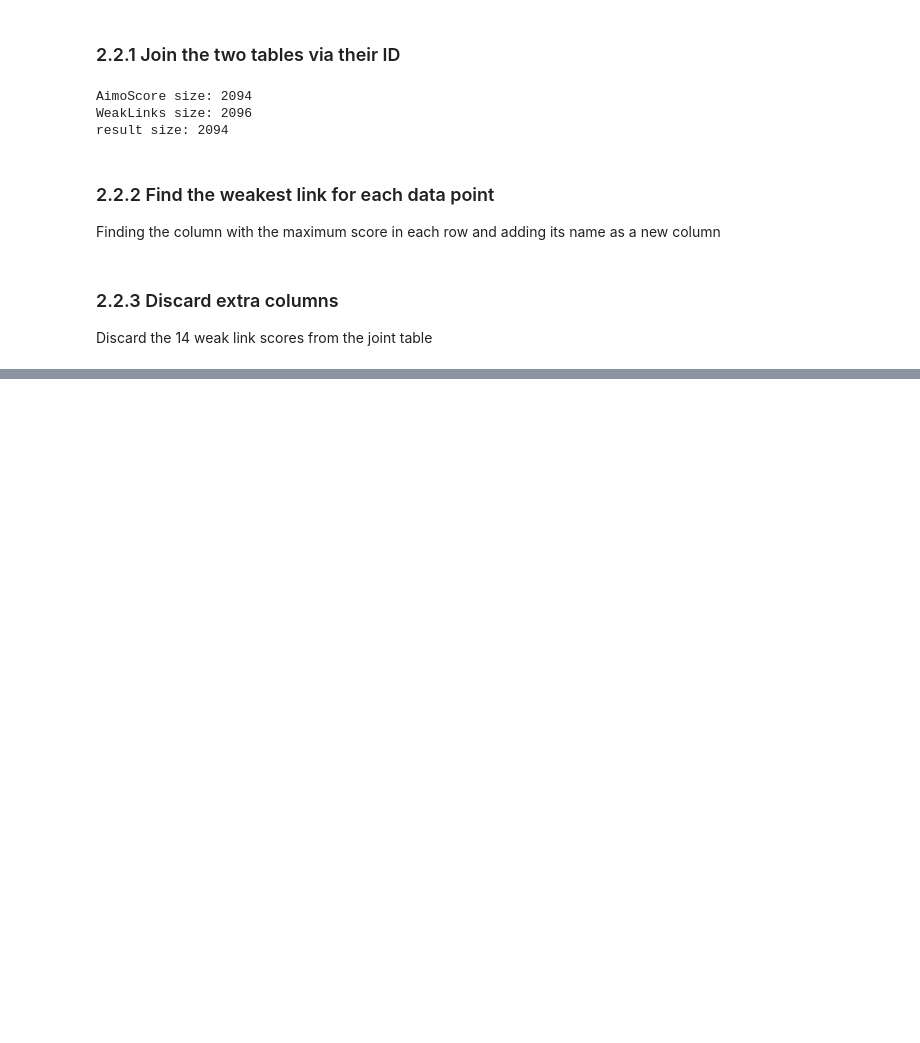
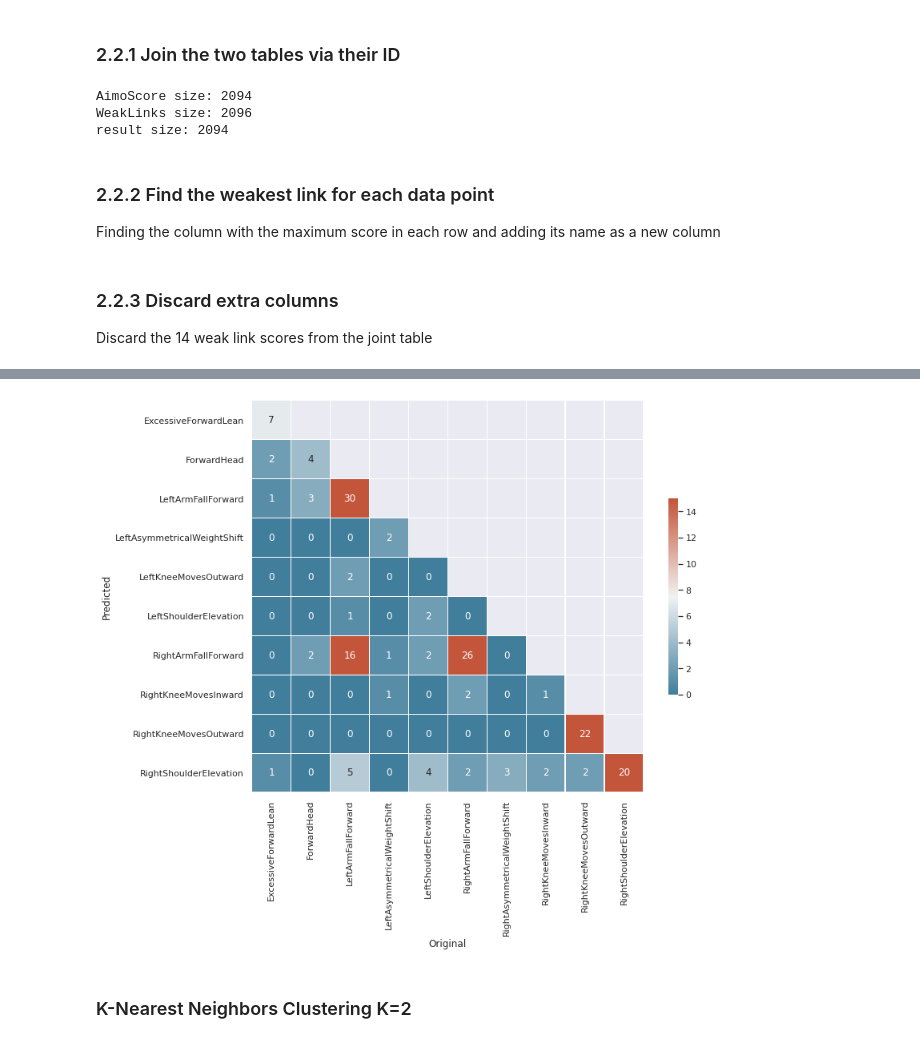
Before and after one commit to digitacs/4dv652-ml, a Jupyter notebook: assignment 3/AIMO_Score_v6.ipynb, the cells around one changed output, grey strips where cells are left out. Drawn from its saved outputs; the diff is of its cells as text; code cells hidden in the pictures; blank space fills up the shorter version.

```diff
--- a/assignment 3/AIMO_Score_v6.ipynb
+++ b/assignment 3/AIMO_Score_v6.ipynb
@@ -97,0 +402,10 @@ result[["ID","SCORE","AimoScore","WeakesLink"]]
+# %%
+from sklearn import neighbors
+from sklearn.metrics import confusion_matrix,classification_report
+
+model_6 = neighbors.KNeighborsClassifier(n_neighbors=1)
+result_6 = model_6.fit(X_train, y_train)
+y_pred = result_6.predict(X_test)
+
+print(confusion_matrix(y_test, y_pred).T)
+print(classification_report(y_test, y_pred, digits=3))
@@ -97,0 +430,5 @@ result[["ID","SCORE","AimoScore","WeakesLink"]]
+# %%
+comparison = pd.DataFrame({'Original': y_test.WeakLinks,'Predicted': y_pred})
+
+confusion_matrix = comparison.groupby(['Predicted','Original']).size().unstack('Original').fillna(0)
+confusion_matrix
@@ -97,0 +448,7 @@ result[["ID","SCORE","AimoScore","WeakesLink"]]
+# %%
+pivot = confusion_matrix.to_numpy().max()/2
+heatMap(confusion_matrix,pivot,0)
+# %% [output]
+[figure, added]
+# %% [markdown]
+### K-Nearest Neighbors Clustering K=2
```
Also changed, not shown: parts of 44 cells of this notebook.
